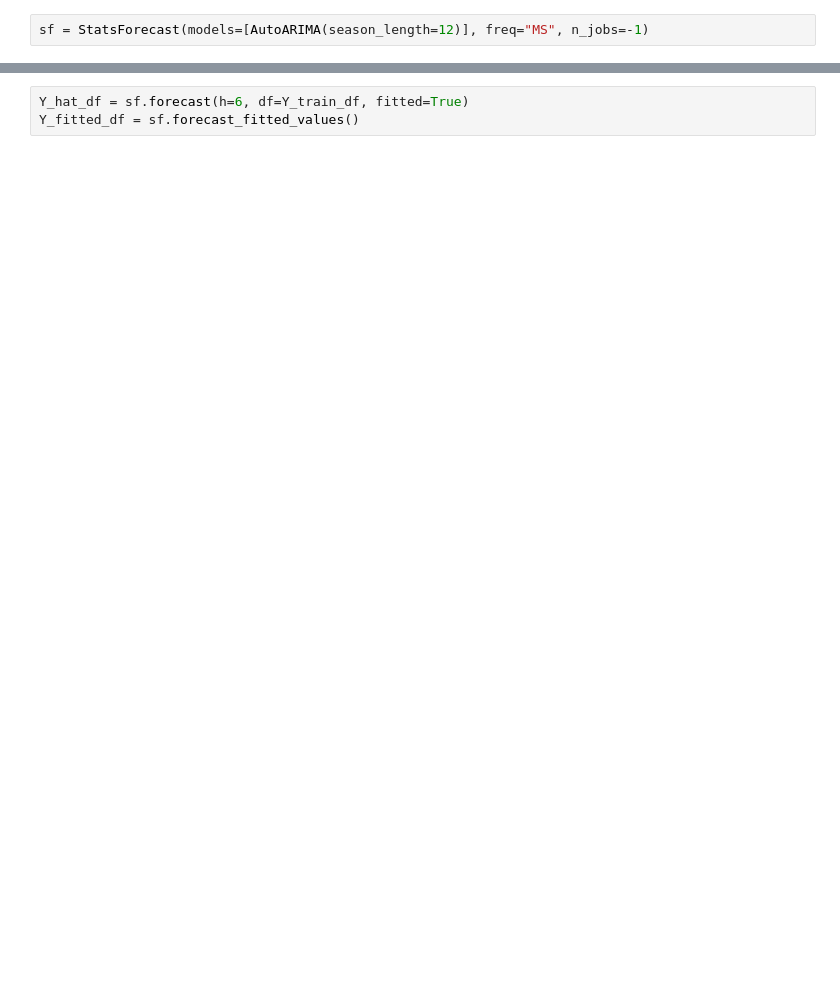
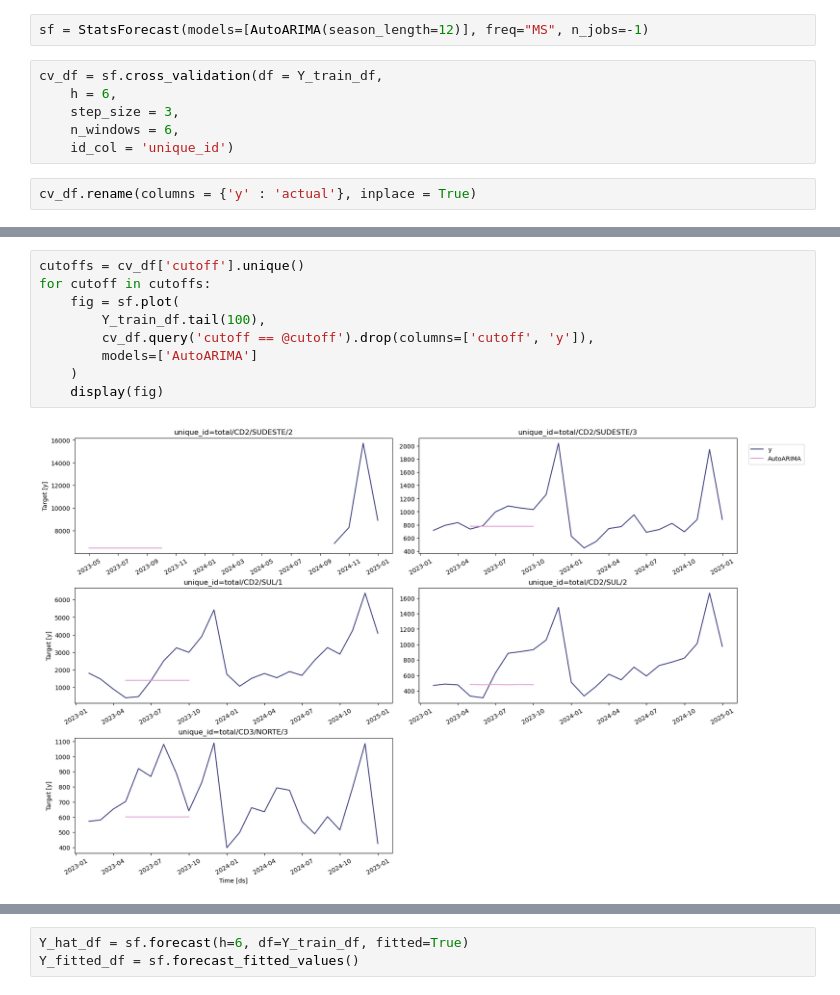
Before and after one commit to eduardozanutti/ml_timeseries_usp, a Jupyter notebook: notebooks/hierachical_forcast.ipynb, the cells around one changed output, grey strips where cells are left out. Drawn from its saved outputs; the diff is of its cells as text; blank space fills up the shorter version.

```diff
--- a/notebooks/hierachical_forcast.ipynb
+++ b/notebooks/hierachical_forcast.ipynb
@@ -68,2 +435,10 @@ Y_train_df = Y_df.drop(Y_test_df.index)
 # %%
 sf = StatsForecast(models=[AutoARIMA(season_length=12)], freq="MS", n_jobs=-1)
+# %%
+cv_df = sf.cross_validation(df = Y_train_df,
+    h = 6,
+    step_size = 3,
+    n_windows = 6,
+    id_col = 'unique_id')
+# %%
+cv_df.rename(columns = {'y' : 'actual'}, inplace = True)
@@ -69,0 +466,11 @@ sf = StatsForecast(models=[AutoARIMA(season_length=12)], freq="MS", n_jobs=-1)
+# %%
+cutoffs = cv_df['cutoff'].unique()
+for cutoff in cutoffs:
+    fig = sf.plot(
+        Y_train_df.tail(100),
+        cv_df.query('cutoff == @cutoff').drop(columns=['cutoff', 'y']),
+        models=['AutoARIMA']
+    )
+    display(fig)
+# %% [output]
+[figure, added]
```
Also changed, not shown: parts of 46 cells of this notebook.
